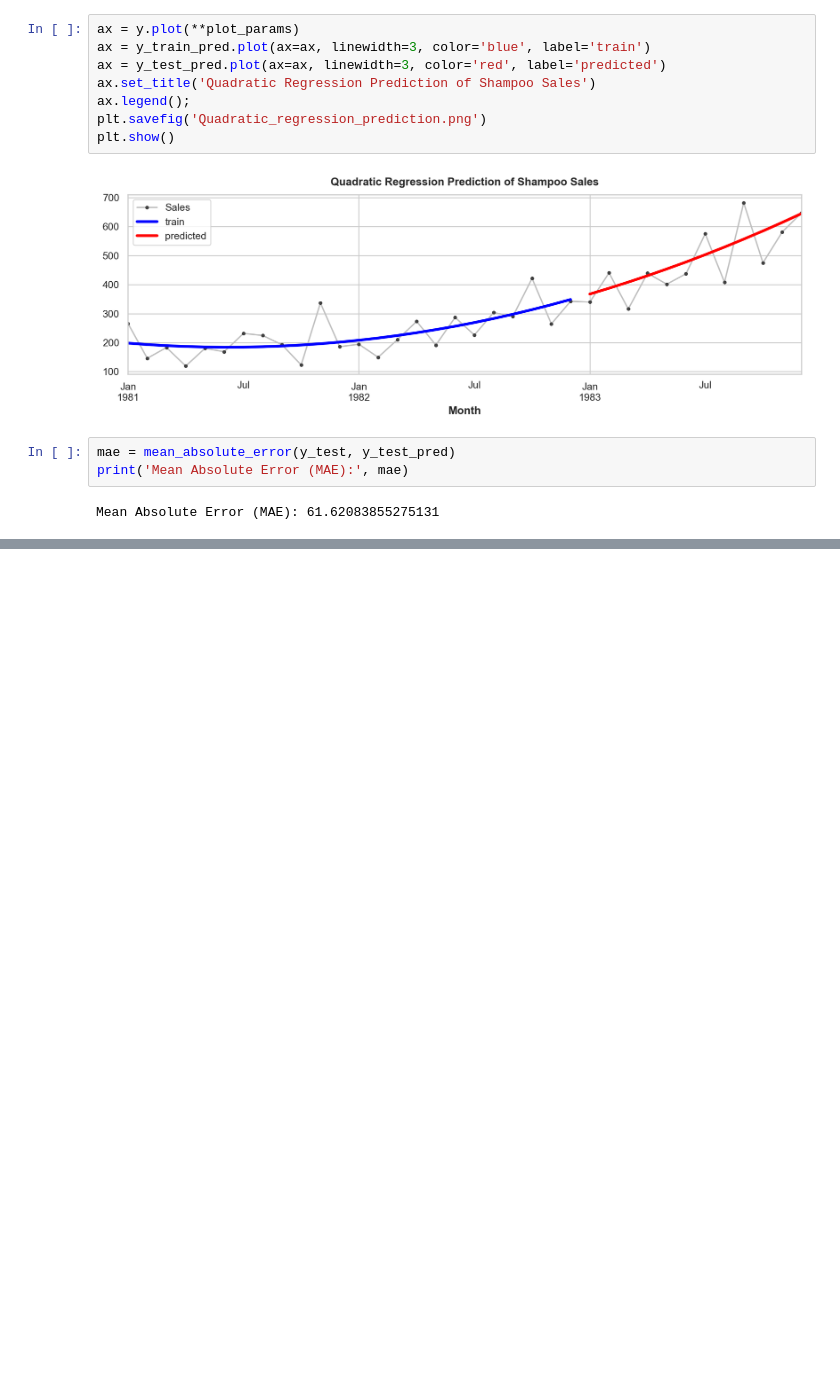
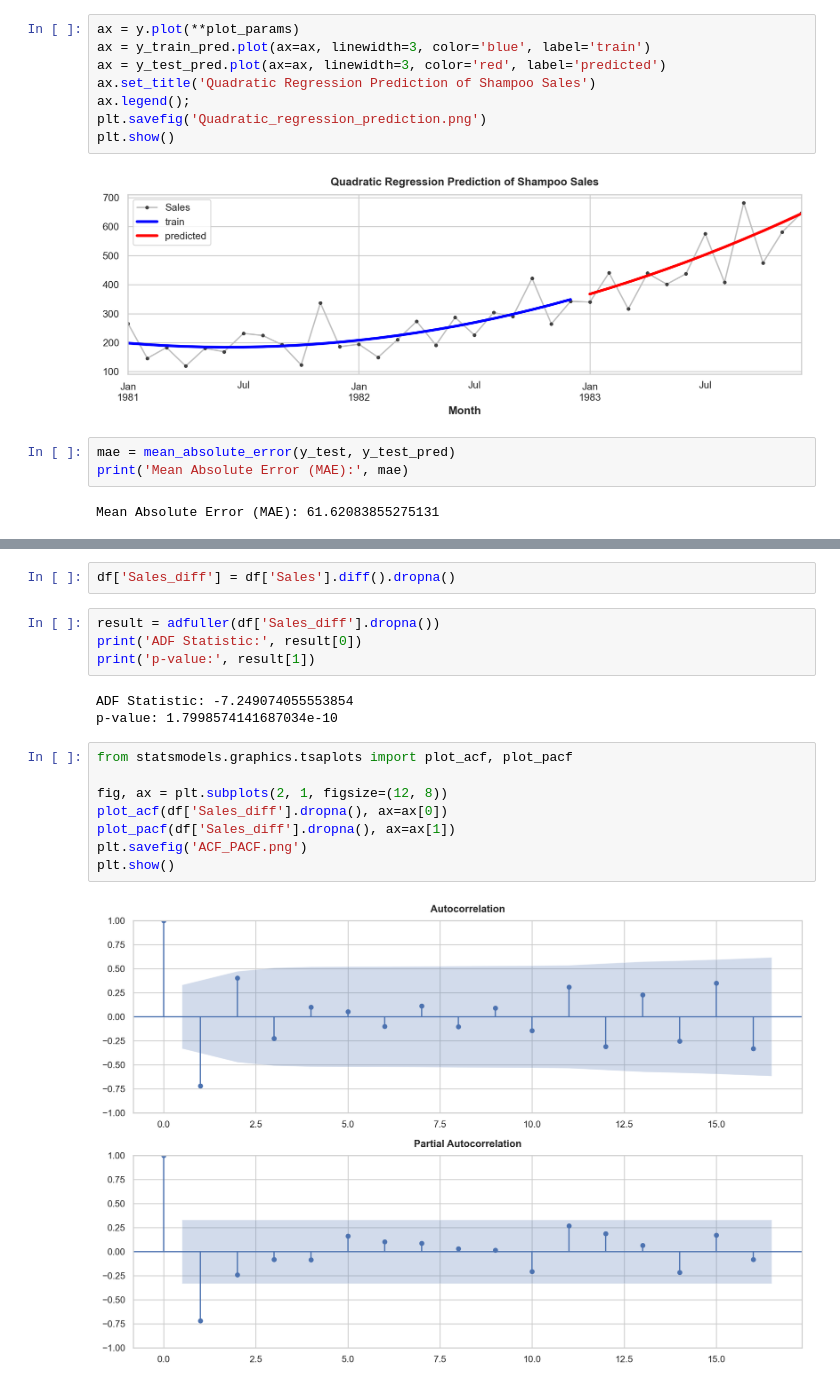
Before and after one commit to Jenutka/shampoo_sales_dataset, a Jupyter notebook: shampoo_prediction.ipynb, the cells around one changed output, grey strips where cells are left out. Drawn from its saved outputs; the diff is of its cells as text; blank space fills up the shorter version.

```diff
--- a/shampoo_prediction.ipynb
+++ b/shampoo_prediction.ipynb
@@ -136,0 +148,19 @@ Mean Absolute Error (MAE): 61.62083855275131
+# %%
+df['Sales_diff'] = df['Sales'].diff().dropna()
+# %%
+result = adfuller(df['Sales_diff'].dropna())
+print('ADF Statistic:', result[0])
+print('p-value:', result[1])
+# %% [output]
+ADF Statistic: -7.249074055553854
+p-value: 1.7998574141687034e-10
+# %%
+from statsmodels.graphics.tsaplots import plot_acf, plot_pacf
+
+fig, ax = plt.subplots(2, 1, figsize=(12, 8))
+plot_acf(df['Sales_diff'].dropna(), ax=ax[0])
+plot_pacf(df['Sales_diff'].dropna(), ax=ax[1])
+plt.savefig('ACF_PACF.png')
+plt.show()
+# %% [output]
+[figure, added]
```
Also changed, not shown: parts of 17 cells of this notebook, 7 other files.
